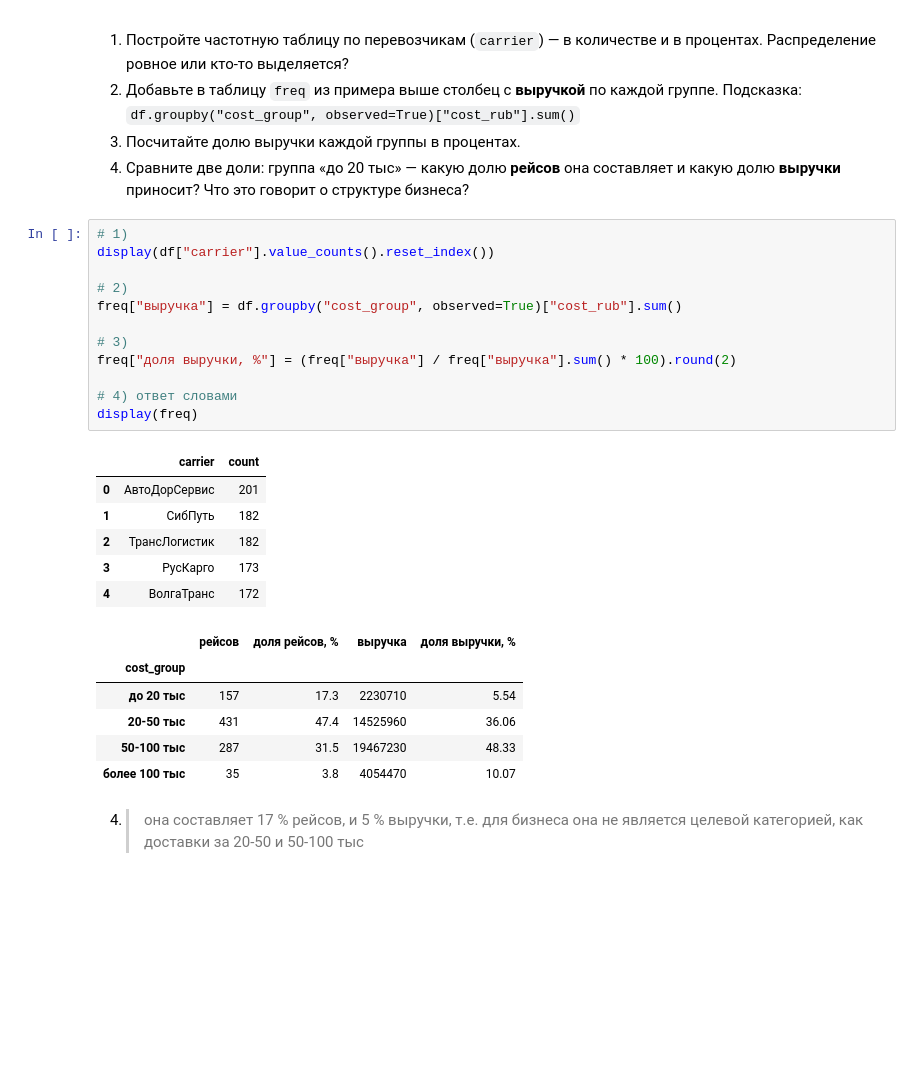
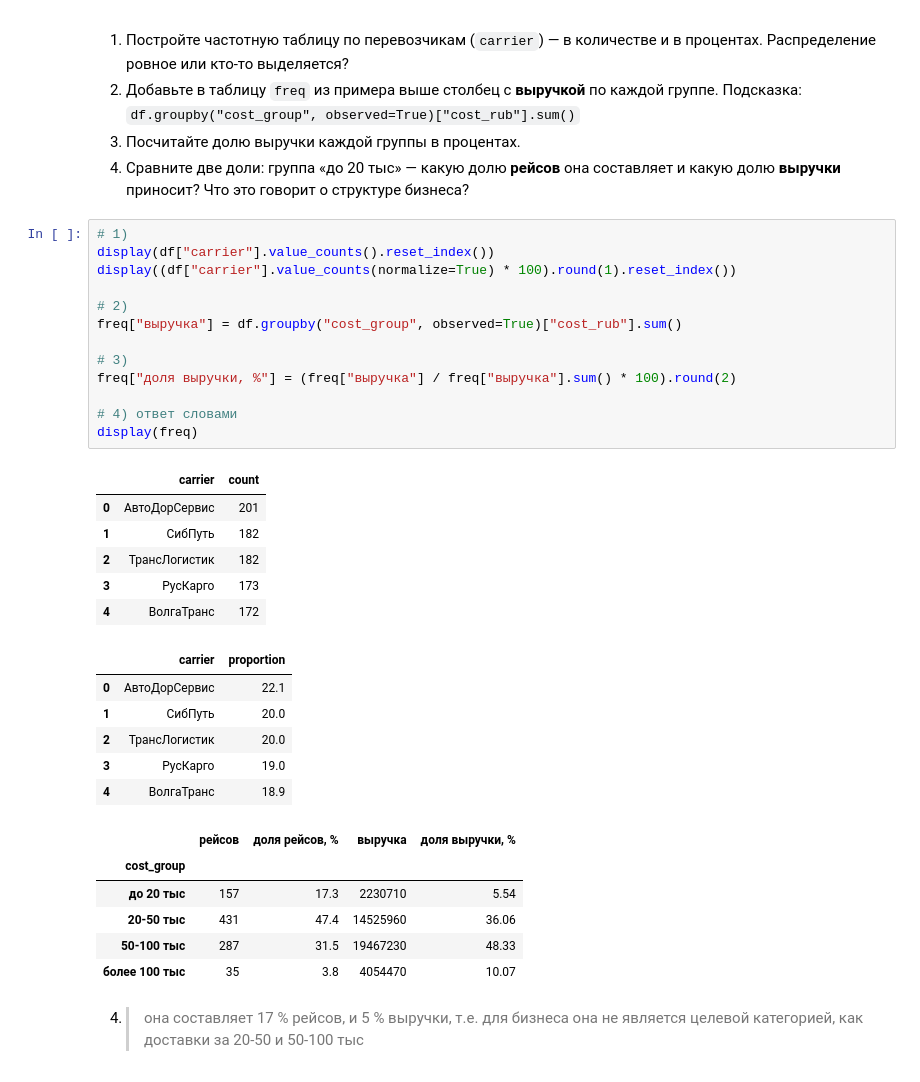
Before and after one commit to tiboga/laboratory-work, a Jupyter notebook: S5_31.10/stats-report/LW1.ipynb, the cells around one changed output. Saved outputs shown, nothing was run; the diff lists cells and outputs as text; blank space fills up the shorter version.

```diff
--- a/S5_31.10/stats-report/LW1.ipynb
+++ b/S5_31.10/stats-report/LW1.ipynb
@@ -456,28 +427,35 @@ freq
 # %%
 # 1)
 display(df["carrier"].value_counts().reset_index())
+display((df["carrier"].value_counts(normalize=True) * 100).round(1).reset_index())
 
 # 2)
 freq["выручка"] = df.groupby("cost_group", observed=True)["cost_rub"].sum()
 
 # 3)
 freq["доля выручки, %"] = (freq["выручка"] / freq["выручка"].sum() * 100).round(2)
 
 # 4) ответ словами
 display(freq)
 # %% [output]
 |  | carrier | count |
 | 0 | АвтоДорСервис | 201 |
 | 1 | СибПуть | 182 |
 | 2 | ТрансЛогистик | 182 |
 | 3 | РусКарго | 173 |
 | 4 | ВолгаТранс | 172 |
-|  | рейсов | доля рейсов, % | выручка | доля выручки, % |
-| cost_group |  |  |  |  |
-| до 20 тыс | 157 | 17.3 | 2230710 | 5.54 |
-| 20-50 тыс | 431 | 47.4 | 14525960 | 36.06 |
-| 50-100 тыс | 287 | 31.5 | 19467230 | 48.33 |
-| более 100 тыс | 35 | 3.8 | 4054470 | 10.07 |
+|  | carrier | proportion |
+| 0 | АвтоДорСервис | 22.1 |
+| 1 | СибПуть | 20.0 |
+| 2 | ТрансЛогистик | 20.0 |
+| 3 | РусКарго | 19.0 |
+| 4 | ВолгаТранс | 18.9 |
+|  | рейсов | доля рейсов, % | выручка | доля выручки, % |
+| cost_group |  |  |  |  |
+| до 20 тыс | 157 | 17.3 | 2230710 | 5.54 |
+| 20-50 тыс | 431 | 47.4 | 14525960 | 36.06 |
+| 50-100 тыс | 287 | 31.5 | 19467230 | 48.33 |
+| более 100 тыс | 35 | 3.8 | 4054470 | 10.07 |
 # %% [markdown]
 4) > она составляет 17 % рейсов, и 5 % выручки, т.е. для бизнеса она не является целевой категорией, как доставки за 20-50 и 50-100 тыс
 # %% [markdown]
```
Also changed, not shown: parts of 7 cells of this notebook, 7 other files.
